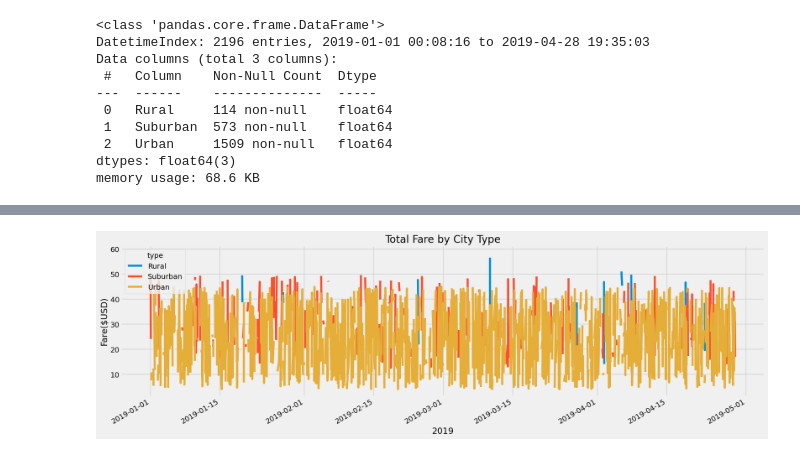
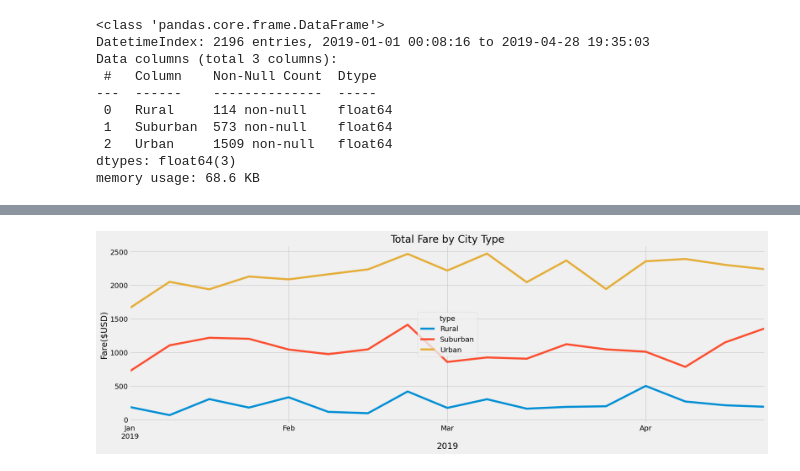
Before and after one commit to motoroid/PyBer_analysis, a Jupyter notebook: PyBer_Challenge.ipynb, the cells around one changed output, grey strips where cells are left out. Saved outputs shown, nothing was run; the diff lists cells and outputs as text; code cells hidden in the pictures.

```diff
--- a/PyBer_Challenge.ipynb
+++ b/PyBer_Challenge.ipynb
@@ -253,7 +253,8 @@ dtypes: float64(3)
 memory usage: 68.6 KB
 # %%
 # 8. Create a new DataFrame using the "resample()" function by week 'W' and get the sum of the fares for each week.
-fares_Jan_April.resample('W').sum()
+weekly_fares_df= fares_Jan_April.resample('W').sum()
+weekly_fares_df.head(10)
 # %% [output]
 | type | Rural | Suburban | Urban |
 | date |  |  |  |
@@ -277,21 +271,21 @@ fares_Jan_April.resample('W').sum()
 # %%
 # 8. Using the object-oriented interface method, plot the resample DataFrame using the df.plot() function.
 
 # Import the style from Matplotlib.
 from matplotlib import style
 # Use the graph style fivethirtyeight.
-fares_Jan_April.plot(figsize=(20,6))
+weekly_fares_df.plot(figsize=(20,6))
 style.use('fivethirtyeight')
 
 plt.title("Total Fare by City Type")
 plt.xlabel("2019")
 plt.ylabel("Fare($USD)")
 
 #plt.xlim("Jan", "Apr")
 #plt.ylim(0, 2500)
 
 #fares_Jan_April.plot(kind="line")
 #plt.plot(fares_Jan_April, types, marker="o", color="blue", linewidth=1)
 plt.show()
 # %% [output]
-[figure, old version]
+[figure, new version]
```
Also changed, not shown: parts of 1 cell of this notebook.
